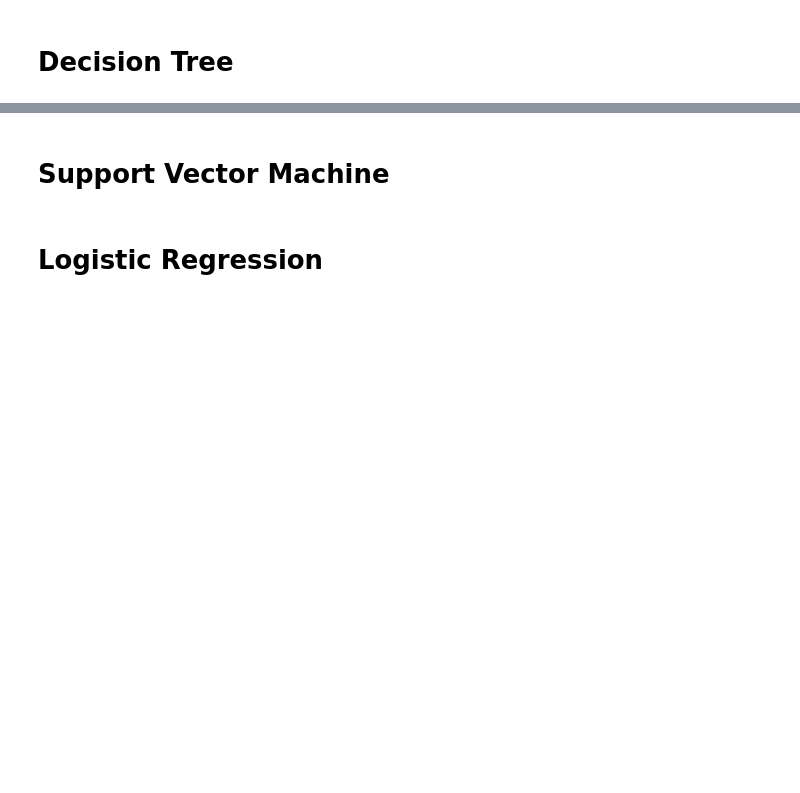
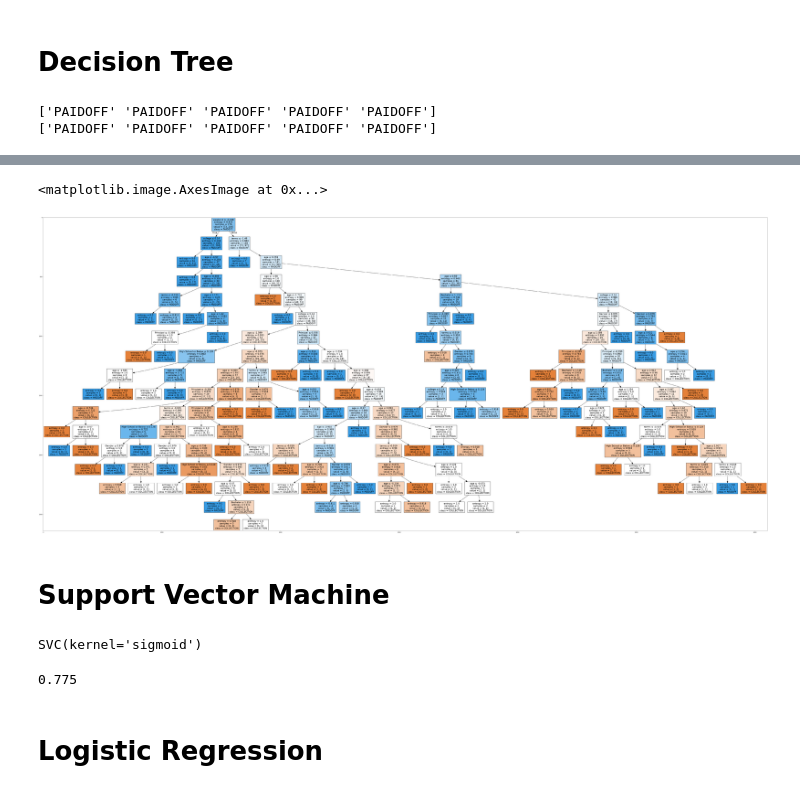
Before and after one commit to athlkrshna/Capstone-Project, a Jupyter notebook: Final Project.ipynb, the cells around one changed output, grey strips where cells are left out. Cells and saved outputs as stored; diff of their text form; code cells hidden in the pictures; blank space fills up the shorter version.

```diff
--- a/Final Project.ipynb
+++ b/Final Project.ipynb
@@ -302,3 +302,37 @@ Best Accuracy=  0.7857142857142857
 K= 7
 # %% [markdown]
 # Decision Tree
+# %%
+from sklearn.tree import DecisionTreeClassifier
+from six import StringIO
+import matplotlib.image as mpimg
+from sklearn import tree
+
+model = DecisionTreeClassifier(criterion="entropy")
+model.fit(X_train, y_train)
+
+pred = model.predict(X_test)
+print(pred[0:5])
+print(y_test[0:5])
+
+names = Feature.columns
+# %% [output]
+['PAIDOFF' 'PAIDOFF' 'PAIDOFF' 'PAIDOFF' 'PAIDOFF']
+['PAIDOFF' 'PAIDOFF' 'PAIDOFF' 'PAIDOFF' 'PAIDOFF']
+# %%
+!pip install graphviz
+!pip install pydotplus
+import graphviz
+import pydotplus
+
+dot_data = StringIO()
+filename = "tree.png"
+featureNames = Feature.columns
+out=tree.export_graphviz(model,feature_names=featureNames, out_file=dot_data, class_names= np.unique(y_train), filled=True,  special_characters=True,rotate=False)
+graph = pydotplus.graph_from_dot_data(dot_data.getvalue())
+graph = pydotplus.graph_from_dot_data(dot_data.getvalue())
+graph.write_png(filename)
+img = mpimg.imread(filename)
+plt.figure(figsize=(100, 200))
+plt.imshow(img,interpolation='nearest')
+# %% [output]
@@ -305,2 +353,14 @@ K= 7
+<matplotlib.image.AxesImage at 0x...>
+[figure, added]
 # %% [markdown]
 # Support Vector Machine
+# %%
+import pylab as pl
+import scipy.optimize as opt
+from sklearn import preprocessing
+from sklearn import svm
+
+clsf = svm.SVC(kernel="sigmoid")
+clsf.fit(X_train, y_train)
+# %% [output]
+SVC(kernel='sigmoid')
@@ -307,2 +369,7 @@ K= 7
+# %%
+from sklearn.metrics import f1_score
+f1_score(y_test,ypred, average="weighted")
+# %% [output]
+0.775
 # %% [markdown]
 # Logistic Regression
```
Also changed, not shown: parts of 11 cells of this notebook.
